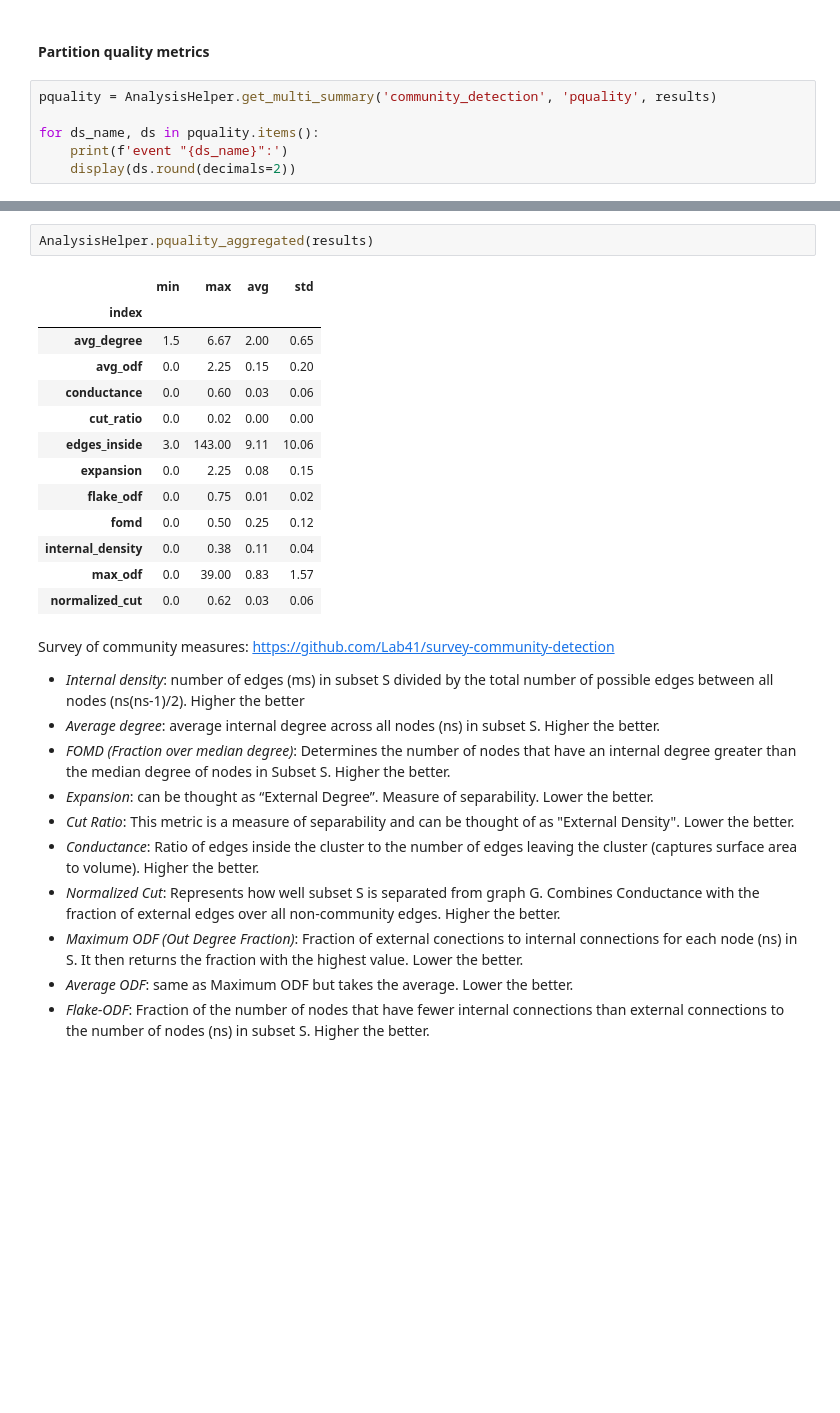
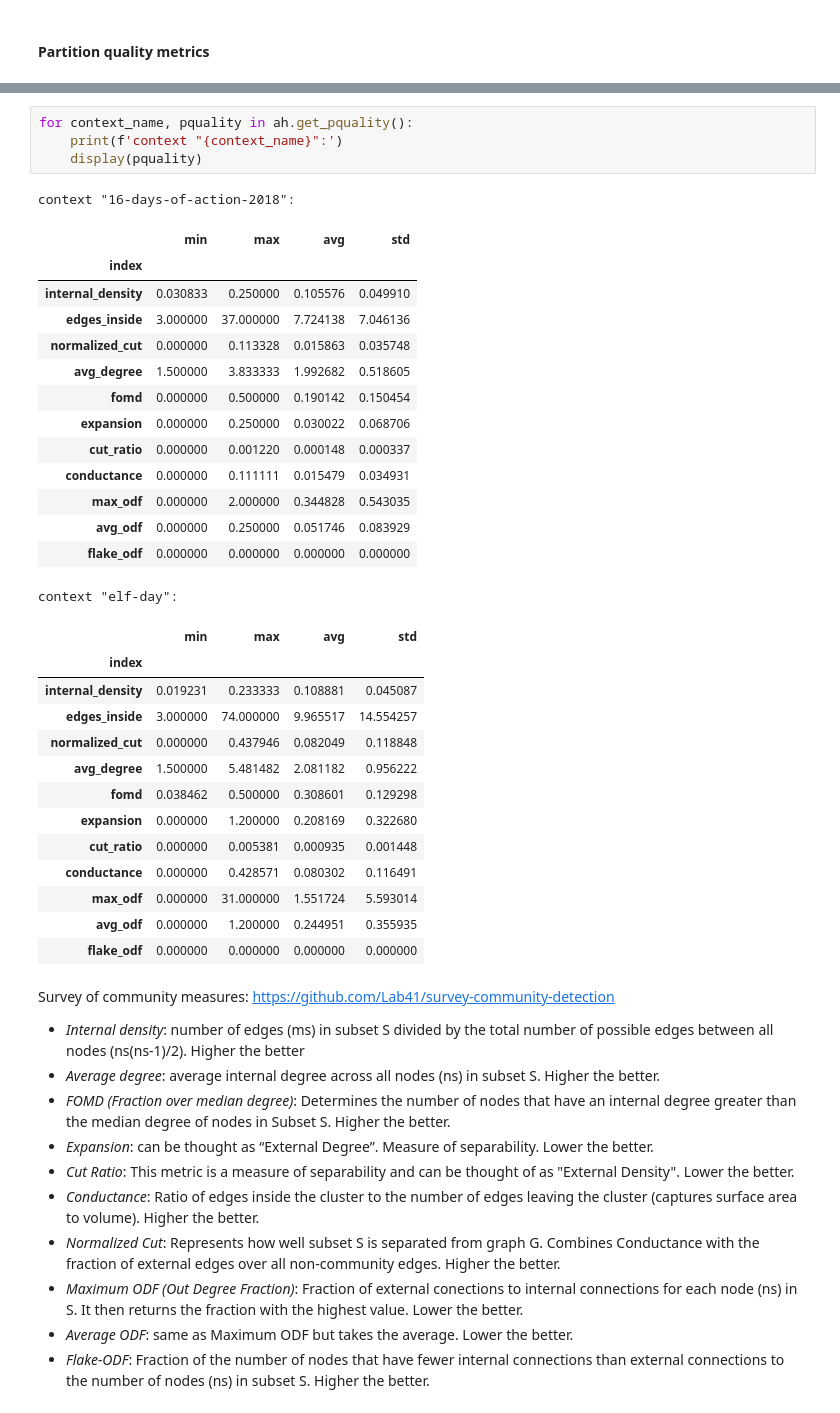
Before and after one commit to flaprimo/twitter-network-analysis, a Jupyter notebook: analysis_infomap.ipynb, the cells around one changed output, grey strips where cells are left out. Cells and saved outputs as stored; diff of their text form; blank space fills up the shorter version.

```diff
--- a/analysis_infomap.ipynb
+++ b/analysis_infomap.ipynb
@@ -304,9 +202,3 @@ display(AnalysisHelper.community_over_nonodes_ratio(results).describe().round(de
 For each context determine the ratio of found communities over the number of nodes chosen to be part of a community.
 # %% [markdown]
 #### Partition quality metrics
-# %%
-pquality = AnalysisHelper.get_multi_summary('community_detection', 'pquality', results)
-
-for ds_name, ds in pquality.items():
-    print(f'event "{ds_name}":')
-    display(ds.round(decimals=2))
@@ -399,19 +205,36 @@ event "eating-disorder-awareness-week-2018":
-# %%
-AnalysisHelper.pquality_aggregated(results)
-# %% [output]
-|  | min | max | avg | std |
-| index |  |  |  |  |
-| avg_degree | 1.5 | 6.67 | 2.00 | 0.65 |
-| avg_odf | 0.0 | 2.25 | 0.15 | 0.20 |
-| conductance | 0.0 | 0.60 | 0.03 | 0.06 |
-| cut_ratio | 0.0 | 0.02 | 0.00 | 0.00 |
-| edges_inside | 3.0 | 143.00 | 9.11 | 10.06 |
-| expansion | 0.0 | 2.25 | 0.08 | 0.15 |
-| flake_odf | 0.0 | 0.75 | 0.01 | 0.02 |
-| fomd | 0.0 | 0.50 | 0.25 | 0.12 |
-| internal_density | 0.0 | 0.38 | 0.11 | 0.04 |
-| max_odf | 0.0 | 39.00 | 0.83 | 1.57 |
-| normalized_cut | 0.0 | 0.62 | 0.03 | 0.06 |
+# %%
+for context_name, pquality in ah.get_pquality():
+    print(f'context "{context_name}":')
+    display(pquality)
+# %% [output]
+context "16-days-of-action-2018":
+|  | min | max | avg | std |
+| index |  |  |  |  |
+| internal_density | 0.030833 | 0.250000 | 0.105576 | 0.049910 |
+| edges_inside | 3.000000 | 37.000000 | 7.724138 | 7.046136 |
+| normalized_cut | 0.000000 | 0.113328 | 0.015863 | 0.035748 |
+| avg_degree | 1.500000 | 3.833333 | 1.992682 | 0.518605 |
+| fomd | 0.000000 | 0.500000 | 0.190142 | 0.150454 |
+| expansion | 0.000000 | 0.250000 | 0.030022 | 0.068706 |
+| cut_ratio | 0.000000 | 0.001220 | 0.000148 | 0.000337 |
+| conductance | 0.000000 | 0.111111 | 0.015479 | 0.034931 |
+| max_odf | 0.000000 | 2.000000 | 0.344828 | 0.543035 |
+| avg_odf | 0.000000 | 0.250000 | 0.051746 | 0.083929 |
+| flake_odf | 0.000000 | 0.000000 | 0.000000 | 0.000000 |
+context "elf-day":
+|  | min | max | avg | std |
+| index |  |  |  |  |
+| internal_density | 0.019231 | 0.233333 | 0.108881 | 0.045087 |
+| edges_inside | 3.000000 | 74.000000 | 9.965517 | 14.554257 |
+| normalized_cut | 0.000000 | 0.437946 | 0.082049 | 0.118848 |
+| avg_degree | 1.500000 | 5.481482 | 2.081182 | 0.956222 |
+| fomd | 0.038462 | 0.500000 | 0.308601 | 0.129298 |
+| expansion | 0.000000 | 1.200000 | 0.208169 | 0.322680 |
+| cut_ratio | 0.000000 | 0.005381 | 0.000935 | 0.001448 |
+| conductance | 0.000000 | 0.428571 | 0.080302 | 0.116491 |
+| max_odf | 0.000000 | 31.000000 | 1.551724 | 5.593014 |
+| avg_odf | 0.000000 | 1.200000 | 0.244951 | 0.355935 |
+| flake_odf | 0.000000 | 0.000000 | 0.000000 | 0.000000 |
 # %% [markdown]
 Survey of community measures: https://github.com/Lab41/survey-community-detection
 * *Internal density*: number of edges (ms) in subset S divided by the total number of possible edges between all nodes (ns(ns-1)/2). Higher the better
```
Also changed, not shown: parts of 36 cells of this notebook, 3 other files.
